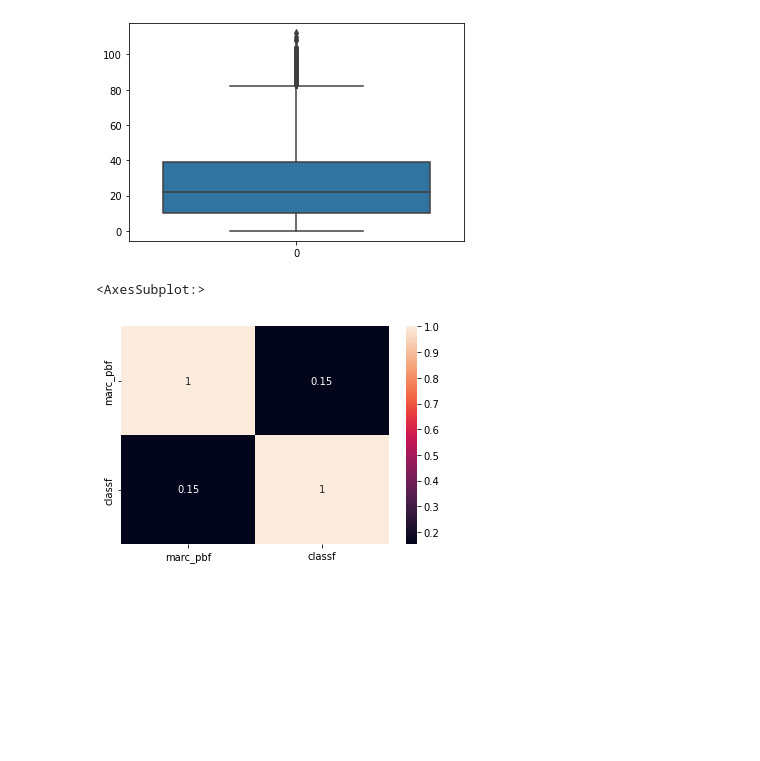
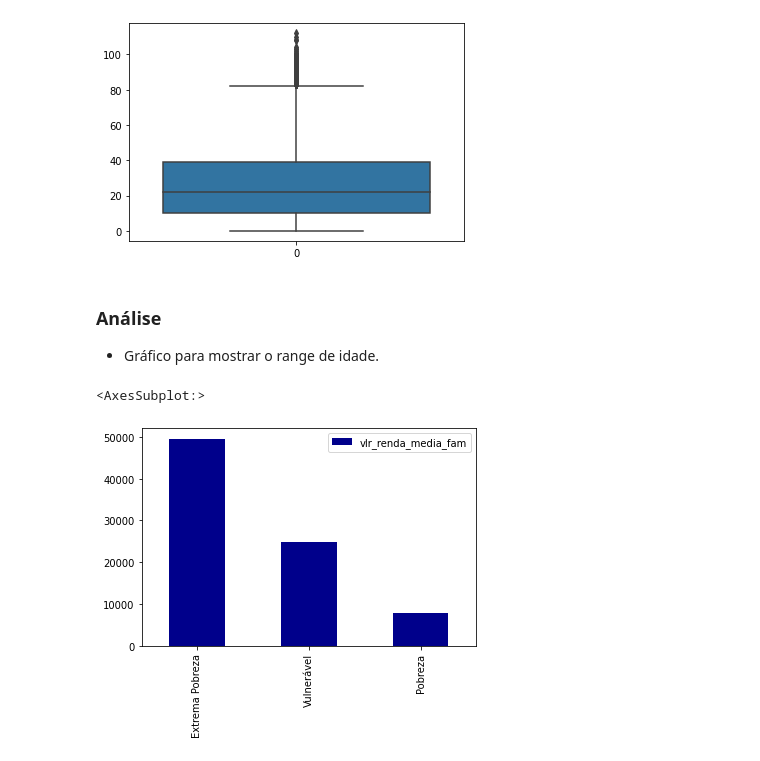
Before and after one commit to brennoliveira/ML-Bolsa-Familia, a Jupyter notebook: Análise_Bolsa_Família.ipynb, the cells around one changed output. Drawn from its saved outputs; the diff is of its cells as text; code cells hidden in the pictures; blank space fills up the shorter version.

Commit message:
organizando análises

```diff
--- a/Análise_Bolsa_Família.ipynb
+++ b/Análise_Bolsa_Família.ipynb
@@ -30,0 +17,9 @@ df.head()
+# %%
+df.columns
+# Convertendo os atributos para categórico
+df[['estrato','classf','cod_local_domic_fam','cod_especie_domic_fam','cod_material_piso_fam','cod_agua_canalizada_fam','cod_material_domic_fam','cod_abaste_agua_domic_fam','cod_familia_indigena_fam','ind_familia_quilombola_fam']] = df[['estrato','classf','cod_local_domic_fam','cod_especie_domic_fam','cod_agua_canalizada_fam','cod_material_piso_fam','cod_material_domic_fam','cod_abaste_agua_domic_fam','cod_familia_indigena_fam','ind_familia_quilombola_fam']].astype("category")
+df.dtypes
+
+# REMOVE COLUNAS QUE NÃO TERÃO INFLUÊNCIA NA ANÁLISE
+df.drop(['id_familia','cod_escoa_sanitario_domic_fam','cod_destino_lixo_domic_fam','cod_iluminacao_domic_fam','ind_parc_mds_fam','cod_calcamento_domic_fam','cod_banheiro_domic_fam', 'cd_ibge','cod_eas_fam','dat_cadastramento_fam', 'dat_alteracao_fam', 'dat_atualizacao_familia','nom_centro_assist_fam', 'nom_estab_assist_saude_fam', 'cod_centro_assist_fam'],  axis='columns', inplace=True)
+df.columns
@@ -103,8 +139,15 @@ sns.boxplot(data=dp['idade'])
 # %% [output]
 <AxesSubplot:>
 [figure]
+# %% [markdown]
+### Análise
+- Gráfico para mostrar o range de idade.
 # %%
-df['vlr_renda_media_fam'] = pd.cut(df['vlr_renda_media_fam'],bins=[0, 200, float('inf')],right=False,labels=[''])
+# transformação da renda média
+df['vlr_renda_media_fam'] = pd.cut(df['vlr_renda_media_fam'], bins=[0, 100.0, 200.0, float('inf')], right=False, labels=['Extrema Pobreza', 'Pobreza', 'Vulnerável'])
+
+renda = df['vlr_renda_media_fam'].value_counts().to_frame()
+renda.plot(kind='bar', color='darkBlue')
 # %% [output]
 <AxesSubplot:>
-[figure, old version]
+[figure, new version]
```
Also changed, not shown: parts of 43 cells of this notebook.
